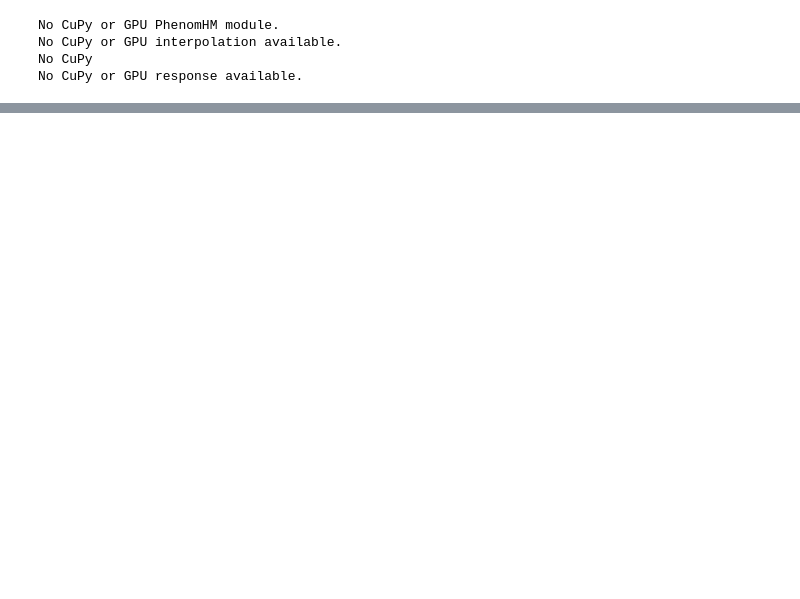
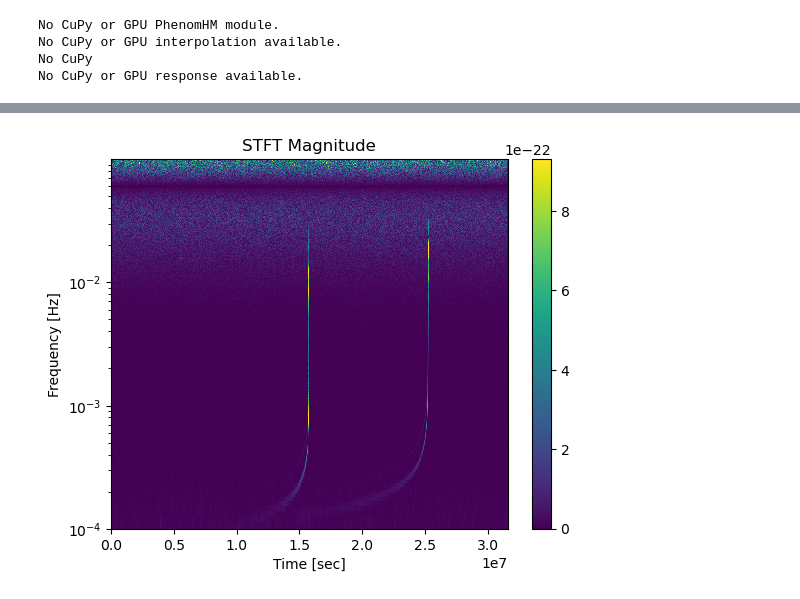
Before and after one commit to manishprasad0/LISA_Master_Thesis, a Jupyter notebook: time_freq.ipynb, the cells around one changed output, grey strips where cells are left out. Cells and saved outputs as stored; diff of their text form; code cells hidden in the pictures; blank space fills up the shorter version.

```diff
--- a/time_freq.ipynb
+++ b/time_freq.ipynb
@@ -49,0 +57,4 @@ signal_td = sim(seed = 42, parameters=parameters, modes=modes, waveform_kwargs=w
+# %%
+sim.plot_time_frequency()
+# %% [output]
+[figure, added]
```
Also changed, not shown: parts of 2 cells of this notebook, 1 other file.
